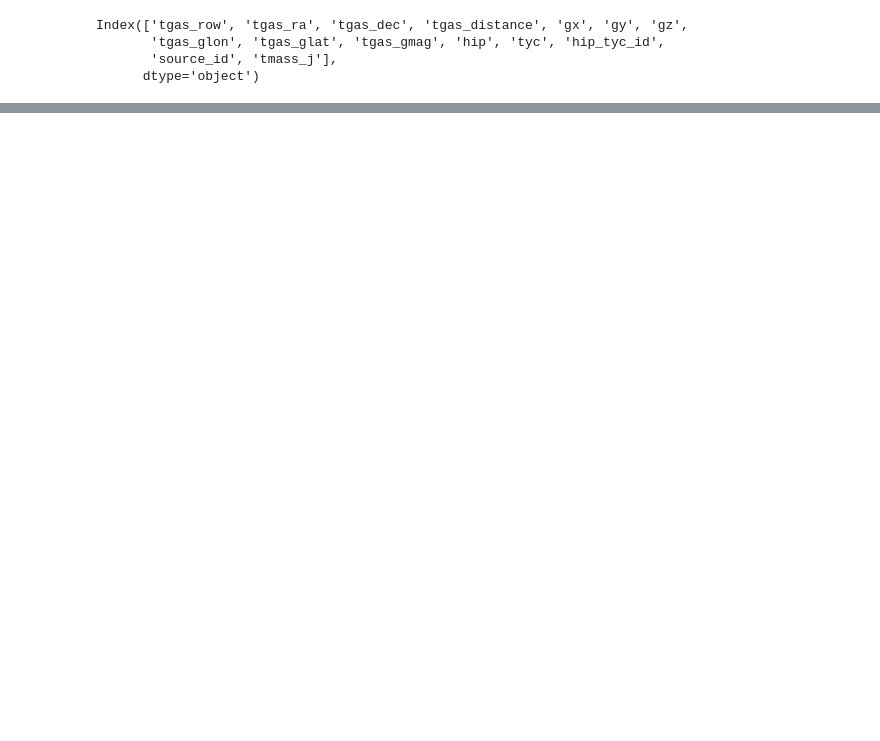
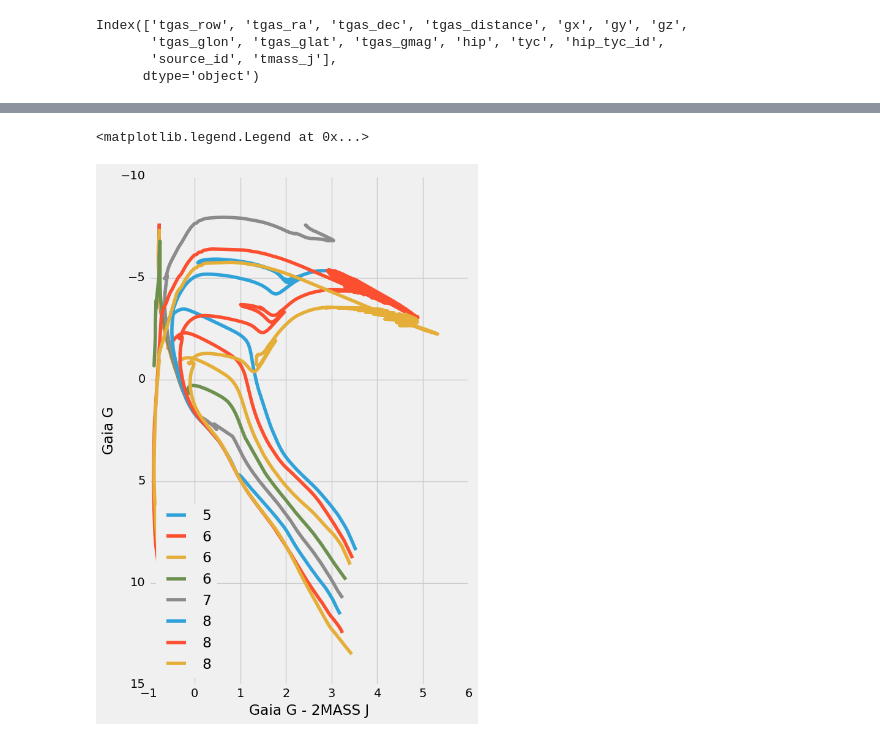
Before and after one commit to smoh/Group10, a Jupyter notebook: notebooks/Group 10 - Literature search.ipynb, the cells around one changed output, grey strips where cells are left out. Drawn from its saved outputs; the diff is of its cells as text; code cells hidden in the pictures; blank space fills up the shorter version.

```diff
--- a/notebooks/Group 10 - Literature search.ipynb
+++ b/notebooks/Group 10 - Literature search.ipynb
@@ -202,0 +298,18 @@ table.Table({"title":dfBib[['hip_tyc_id', 'title']]}).show_in_browser()
+# %%
+def plot_gjg(age):
+    age_ind = isocmd.age_index(age) #returns the index for the desired age
+    B = isocmd.isocmds[age_ind]['Gaia_G']
+    V = isocmd.isocmds[age_ind]['2MASS_J']
+    plt.plot(B-V, B, label='{:.0f}'.format(age))
+
+plt.figure(figsize=(6,10))
+plt.xlabel('Gaia G - 2MASS J')
+plt.ylabel('Gaia G')
+# plt.axis([-2.0, 6.0, 18, -10])
+plt.gca().invert_yaxis()
+for age in np.arange(5,9,.5):
+    plot_gjg(age)
+plt.legend(loc='lower left')
+# %% [output]
+<matplotlib.legend.Legend at 0x...>
+[figure, added]
```
Also changed, not shown: parts of 24 cells of this notebook, 1 other file.
